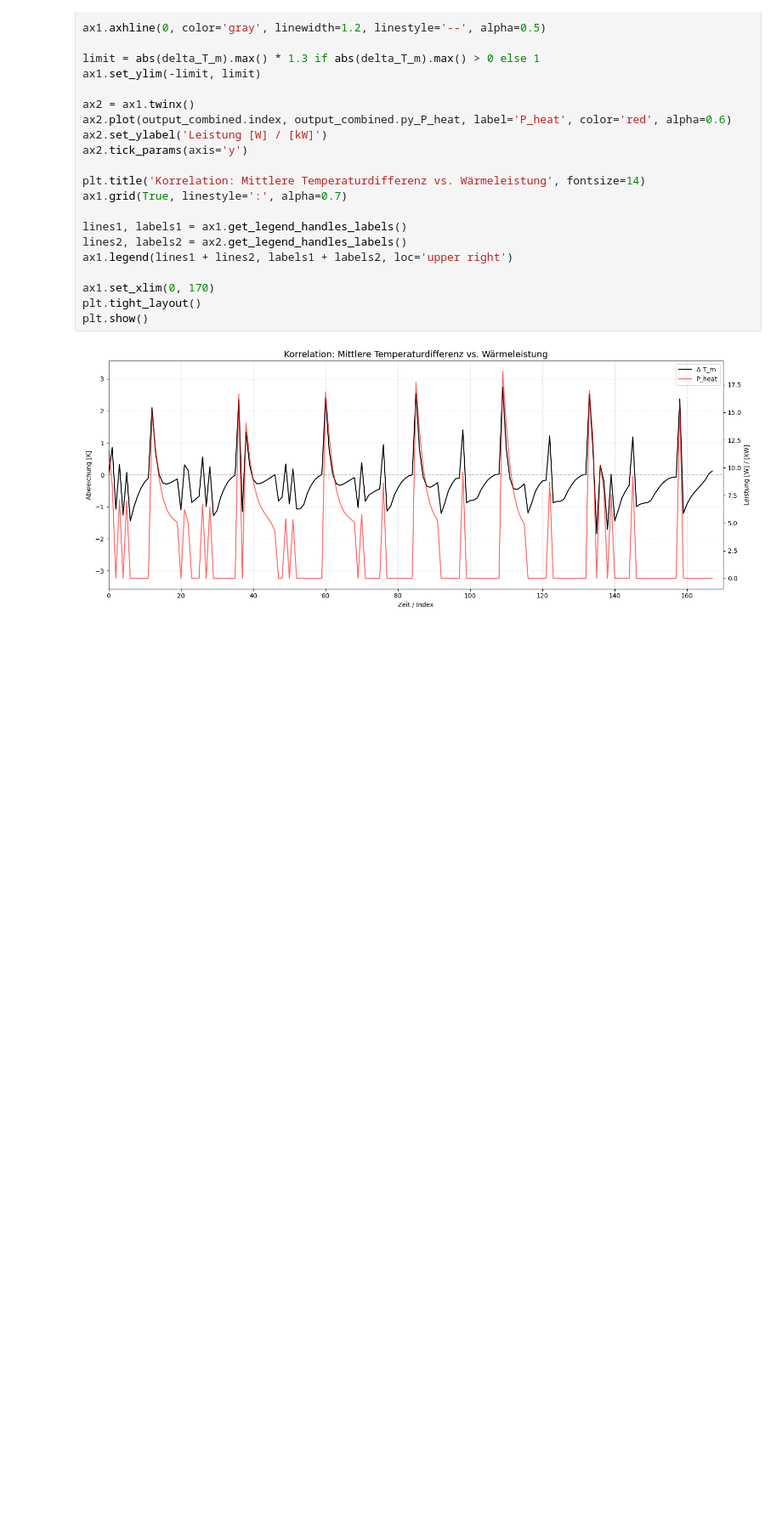
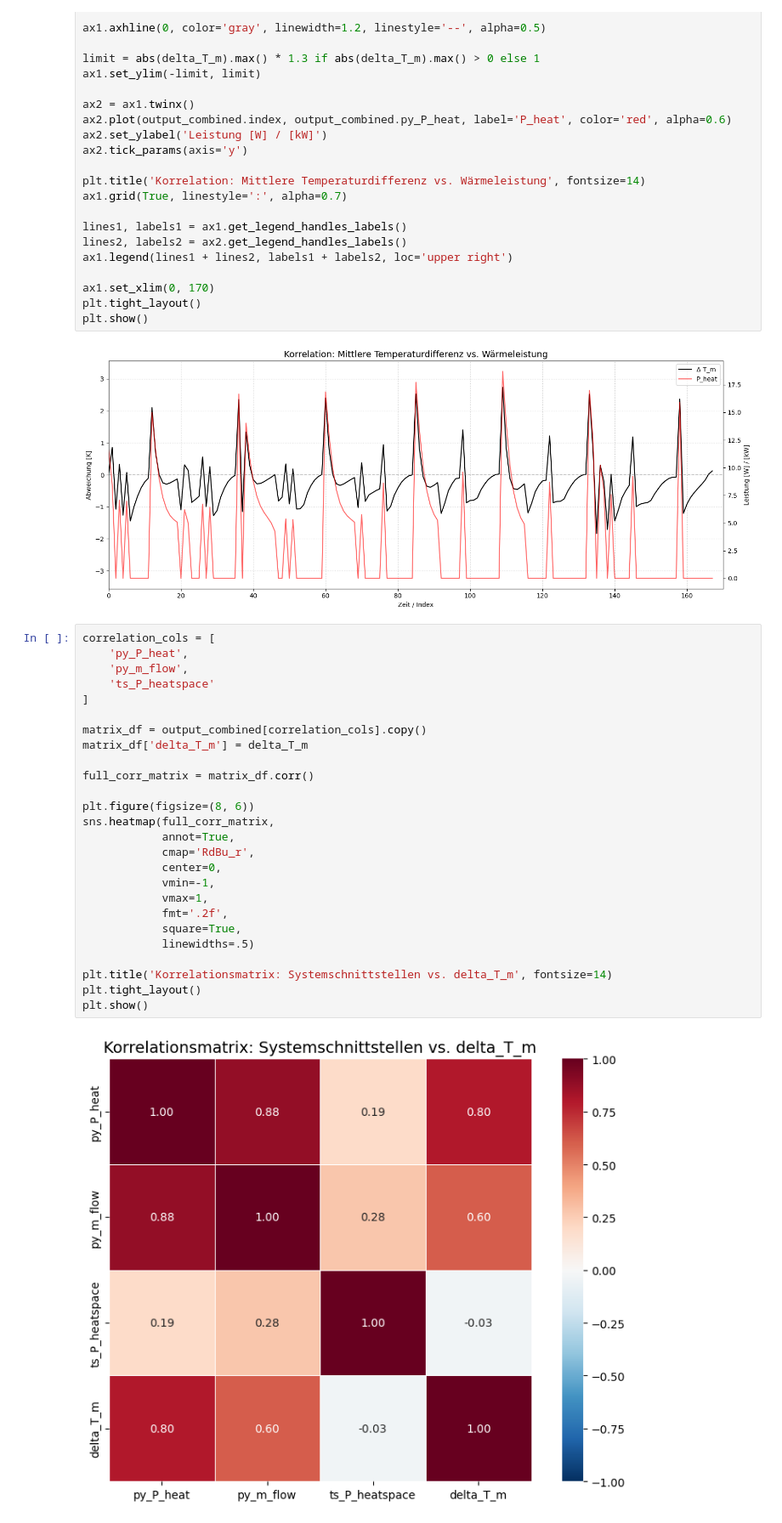
Before and after one commit to choffma8/masterprojektWaermespeicher, a Jupyter notebook: modellierungKonstanterVolumenspeicher.ipynb, the cells around one changed output. Shown at 85% size. Saved outputs shown, nothing was run; the diff lists cells and outputs as text; blank space fills up the shorter version.

```diff
--- a/modellierungKonstanterVolumenspeicher.ipynb
+++ b/modellierungKonstanterVolumenspeicher.ipynb
@@ -666,3 +666,31 @@ plt.tight_layout()
 plt.show()
 # %% [output]
 [figure]
+# %%
+correlation_cols = [
+    'py_P_heat',
+    'py_m_flow',
+    'ts_P_heatspace'
+]
+
+matrix_df = output_combined[correlation_cols].copy()
+matrix_df['delta_T_m'] = delta_T_m
+
+full_corr_matrix = matrix_df.corr()
+
+plt.figure(figsize=(8, 6))
+sns.heatmap(full_corr_matrix,
+            annot=True,
+            cmap='RdBu_r',
+            center=0,
+            vmin=-1,
+            vmax=1,
+            fmt='.2f',
+            square=True,
+            linewidths=.5)
+
+plt.title('Korrelationsmatrix: Systemschnittstellen vs. delta_T_m', fontsize=14)
+plt.tight_layout()
+plt.show()
+# %% [output]
+[figure, added]
```
Also changed, not shown: parts of 1 cell of this notebook.
